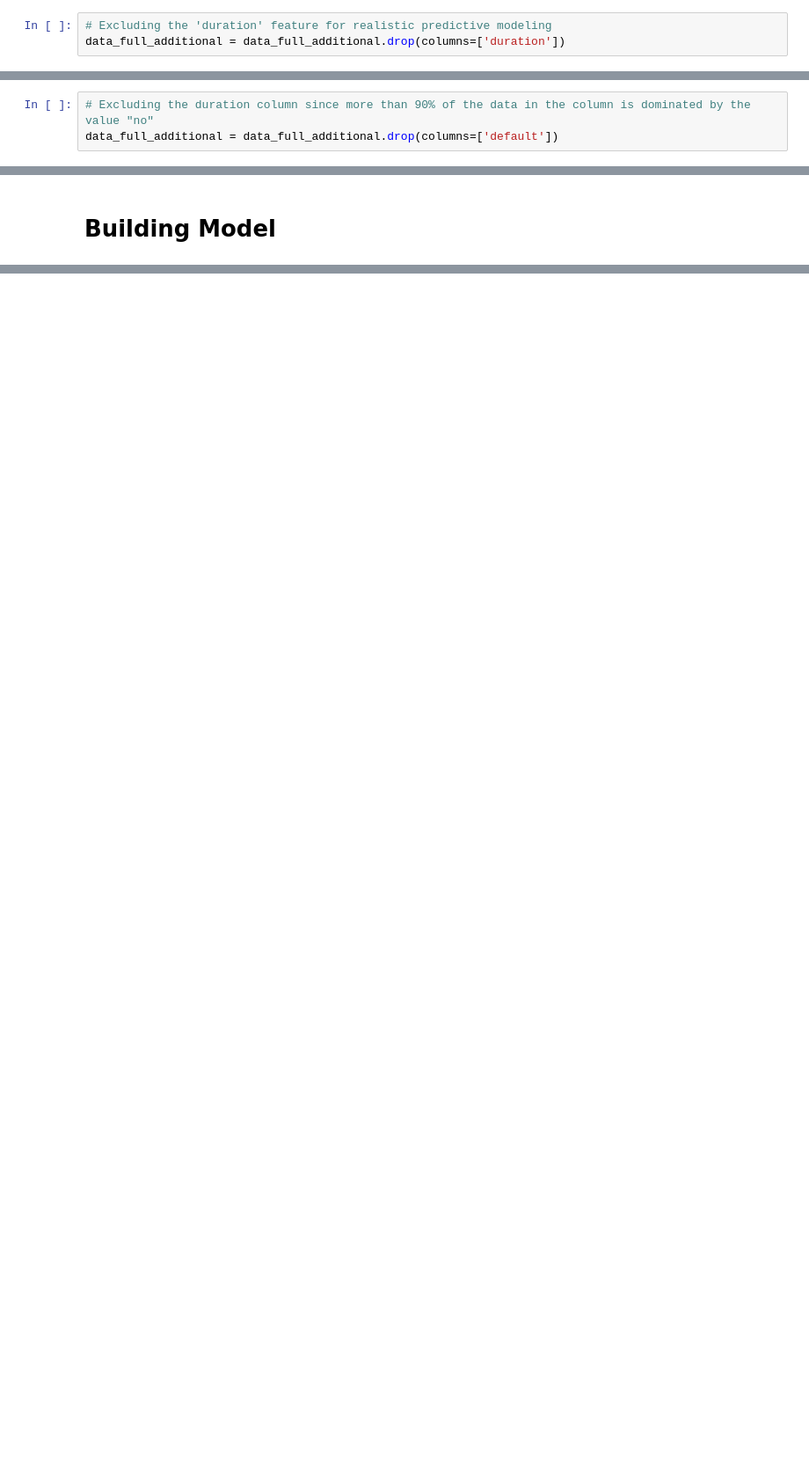
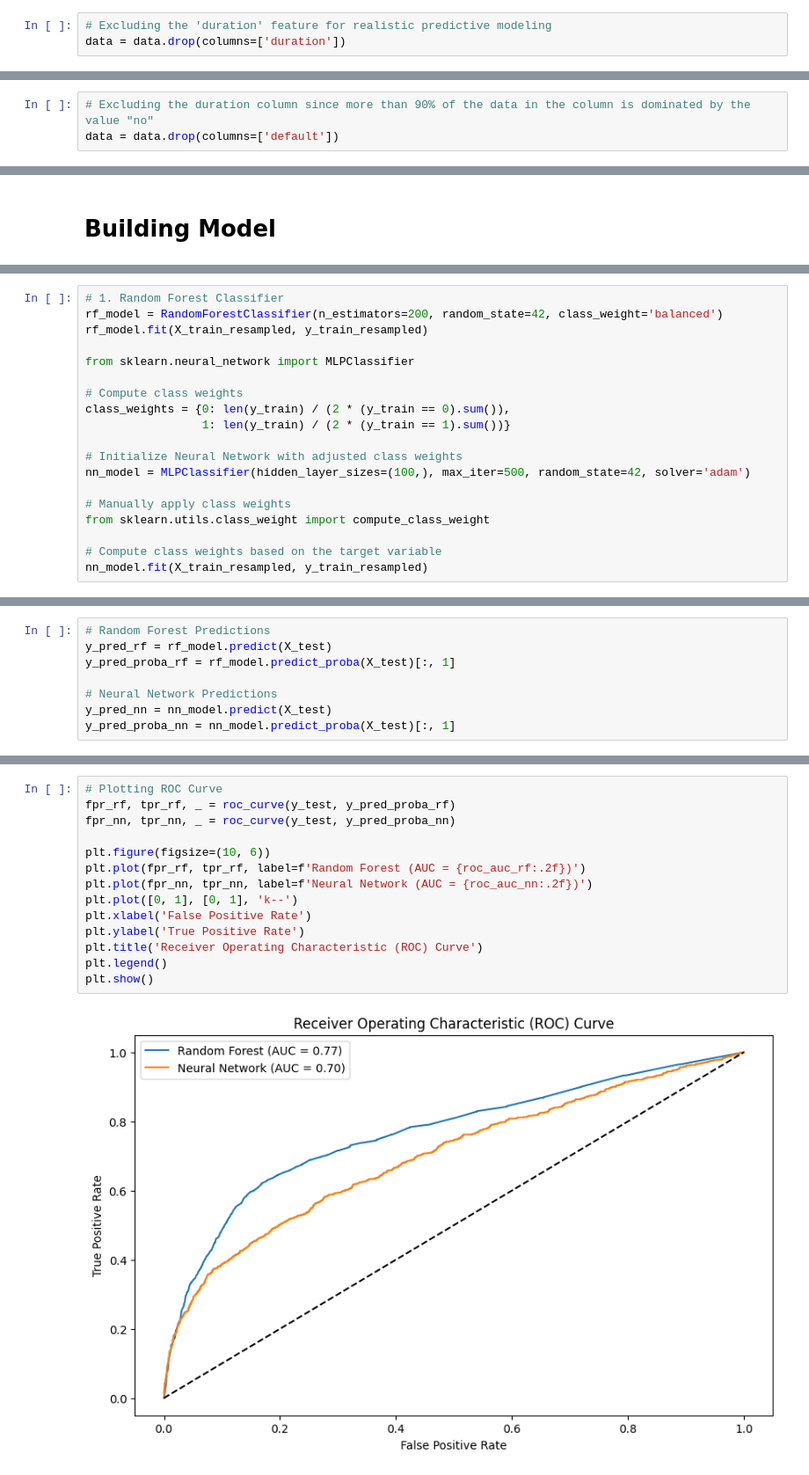
Before and after one commit to ShabnaIlmi/Bank-Marketing-Random-Forest-and-Neural-Networks, a Jupyter notebook: Coursework.ipynb, the cells around one changed output, grey strips where cells are left out. Shown at 88% size. Drawn from its saved outputs; the diff is of its cells as text; blank space fills up the shorter version.

```diff
--- a/Coursework.ipynb
+++ b/Coursework.ipynb
@@ -303,9 +352,9 @@ Excluding the 'duration' feature to avoid data leakage, as it directly depends o
 and would not be available at the time of prediction in a real-world scenario
 # %%
 # Excluding the 'duration' feature for realistic predictive modeling
-data_full_additional = data_full_additional.drop(columns=['duration'])
+data = data.drop(columns=['duration'])
 # %% [markdown]
 **Excluding the default column since one case (" no ") dominates more than 90% of that column**
 # %%
 # Excluding the duration column since more than 90% of the data in the column is dominated by the value "no"
-data_full_additional = data_full_additional.drop(columns=['default'])
+data = data.drop(columns=['default'])
@@ -493,0 +478,19 @@ weighted avg       0.85      0.83      0.84      8236
+# %%
+# 1. Random Forest Classifier
+rf_model = RandomForestClassifier(n_estimators=200, random_state=42, class_weight='balanced')
+rf_model.fit(X_train_resampled, y_train_resampled)
+
+from sklearn.neural_network import MLPClassifier
+
+# Compute class weights
+class_weights = {0: len(y_train) / (2 * (y_train == 0).sum()),
+                 1: len(y_train) / (2 * (y_train == 1).sum())}
+
+# Initialize Neural Network with adjusted class weights
+nn_model = MLPClassifier(hidden_layer_sizes=(100,), max_iter=500, random_state=42, solver='adam')
+
+# Manually apply class weights
+from sklearn.utils.class_weight import compute_class_weight
+
+# Compute class weights based on the target variable
+nn_model.fit(X_train_resampled, y_train_resampled)
@@ -493,0 +499,8 @@ weighted avg       0.85      0.83      0.84      8236
+# %%
+# Random Forest Predictions
+y_pred_rf = rf_model.predict(X_test)
+y_pred_proba_rf = rf_model.predict_proba(X_test)[:, 1]
+
+# Neural Network Predictions
+y_pred_nn = nn_model.predict(X_test)
+y_pred_proba_nn = nn_model.predict_proba(X_test)[:, 1]
@@ -493,0 +545,16 @@ weighted avg       0.85      0.83      0.84      8236
+# %%
+# Plotting ROC Curve
+fpr_rf, tpr_rf, _ = roc_curve(y_test, y_pred_proba_rf)
+fpr_nn, tpr_nn, _ = roc_curve(y_test, y_pred_proba_nn)
+
+plt.figure(figsize=(10, 6))
+plt.plot(fpr_rf, tpr_rf, label=f'Random Forest (AUC = {roc_auc_rf:.2f})')
+plt.plot(fpr_nn, tpr_nn, label=f'Neural Network (AUC = {roc_auc_nn:.2f})')
+plt.plot([0, 1], [0, 1], 'k--')
+plt.xlabel('False Positive Rate')
+plt.ylabel('True Positive Rate')
+plt.title('Receiver Operating Characteristic (ROC) Curve')
+plt.legend()
+plt.show()
+# %% [output]
+[figure, added]
```
Also changed, not shown: parts of 50 cells of this notebook.
